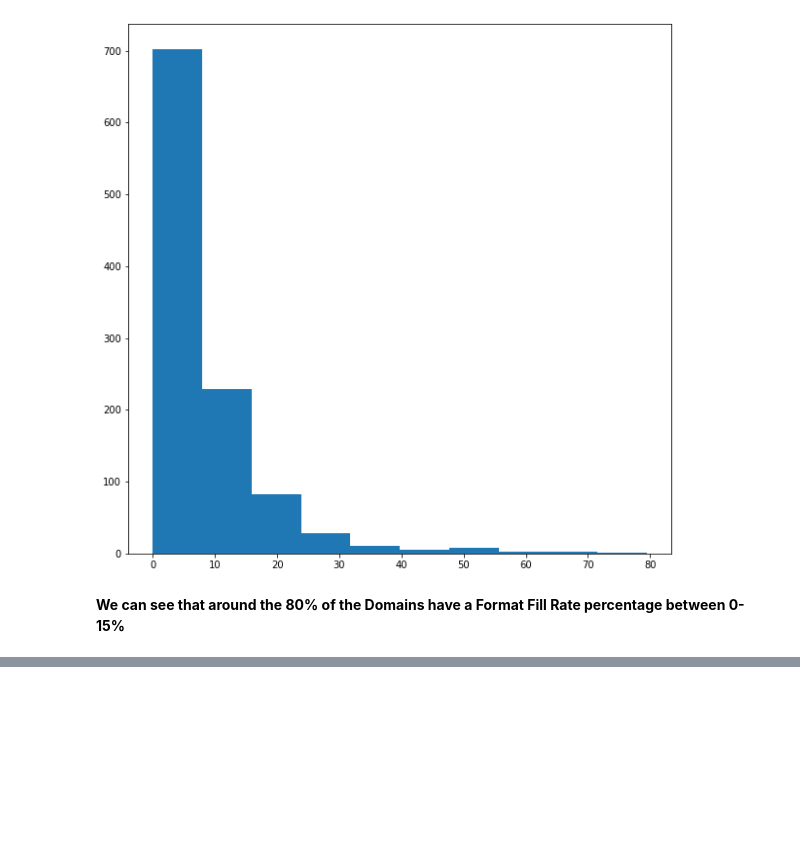
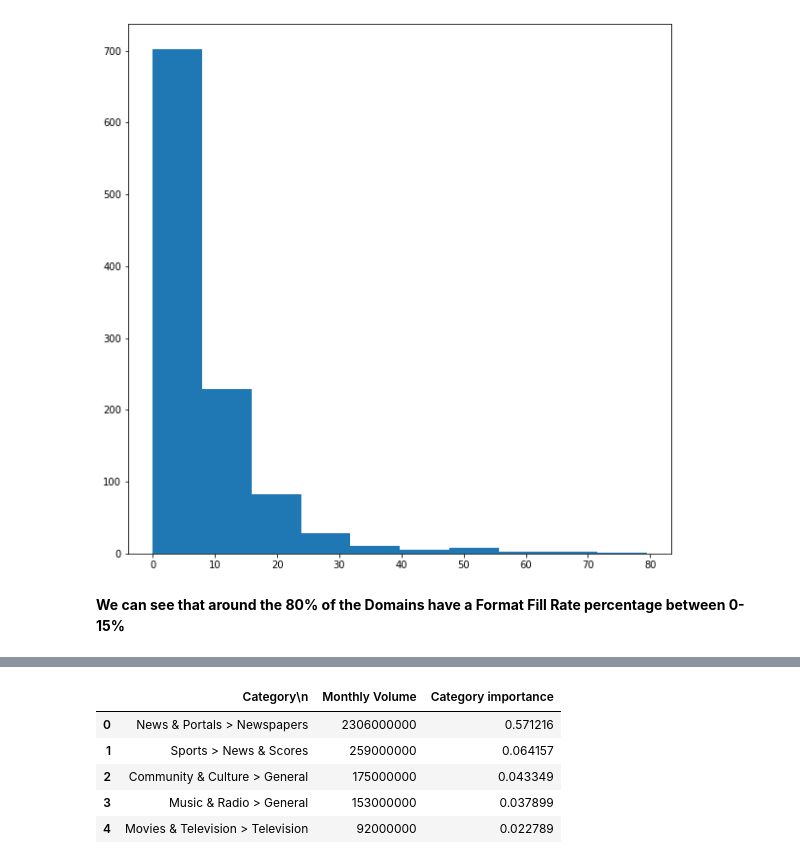
Before and after one commit to rfisla/FINAL-PROJECT-OF-KSCHOOL-MASTER, a Jupyter notebook: Initial Data Interpretation.ipynb, the cells around one changed output, grey strips where cells are left out. Drawn from its saved outputs; the diff is of its cells as text; code cells hidden in the pictures; blank space fills up the shorter version.

```diff
--- a/Initial Data Interpretation.ipynb
+++ b/Initial Data Interpretation.ipynb
@@ -222,0 +280,13 @@ plt.hist(groupby_domains['Format Fill Rate'])
+# %%
+categories_importance = pd.DataFrame(categories.groupby('Category\n')['Monthly Volume'].sum().sort_values(ascending=False).reset_index())
+
+total_formatloads = categories_importance['Monthly Volume'].sum()
+categories_importance['Category importance'] = categories_importance['Monthly Volume'].apply(lambda x: x/total_formatloads)
+categories_importance.head(5)
+# %% [output]
+|  | Category\n | Monthly Volume | Category importance |
+| 0 | News & Portals > Newspapers | 2306000000 | 0.571216 |
+| 1 | Sports > News & Scores | 259000000 | 0.064157 |
+| 2 | Community & Culture > General | 175000000 | 0.043349 |
+| 3 | Music & Radio > General | 153000000 | 0.037899 |
+| 4 | Movies & Television > Television | 92000000 | 0.022789 |
```
Also changed, not shown: parts of 15 cells of this notebook.
